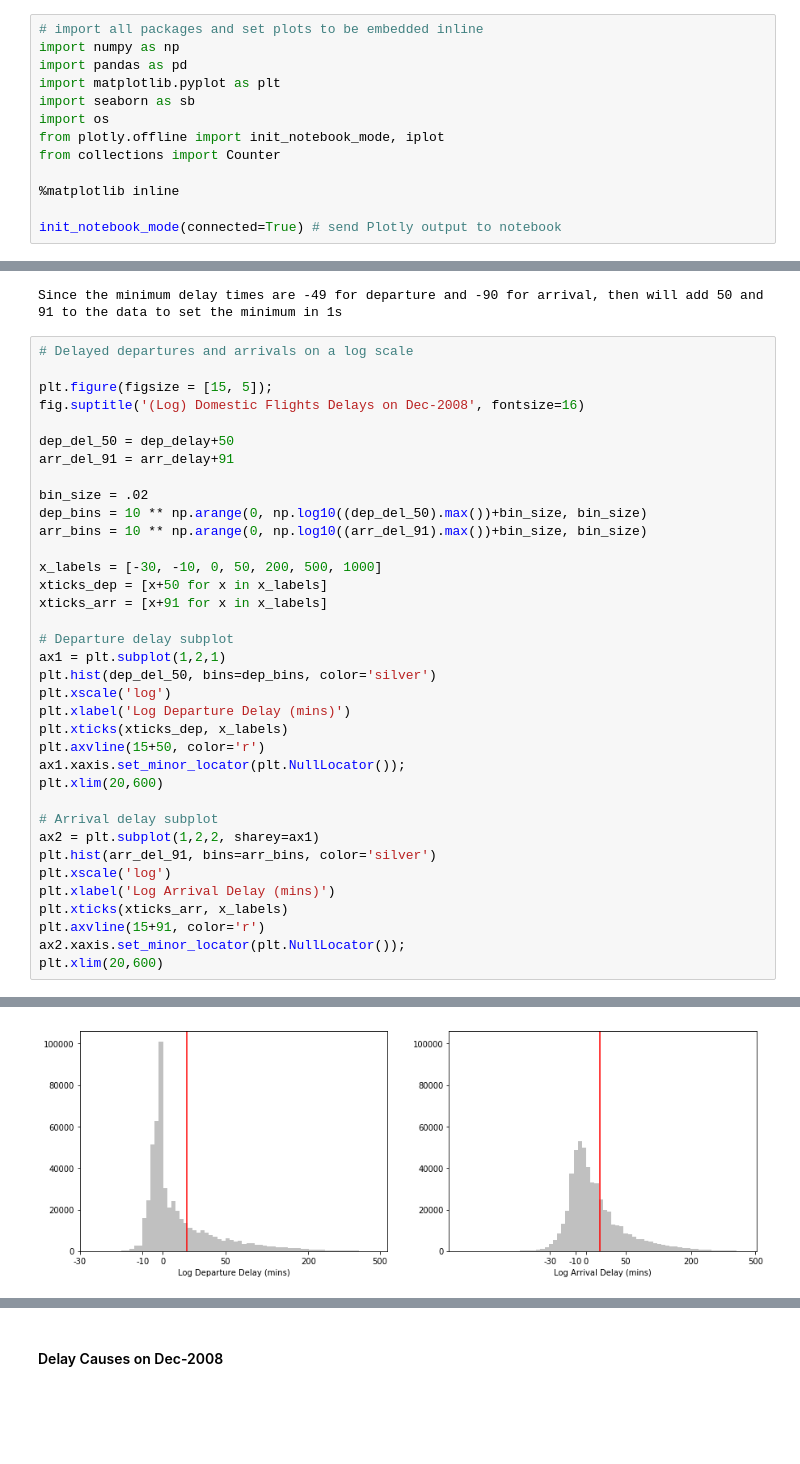
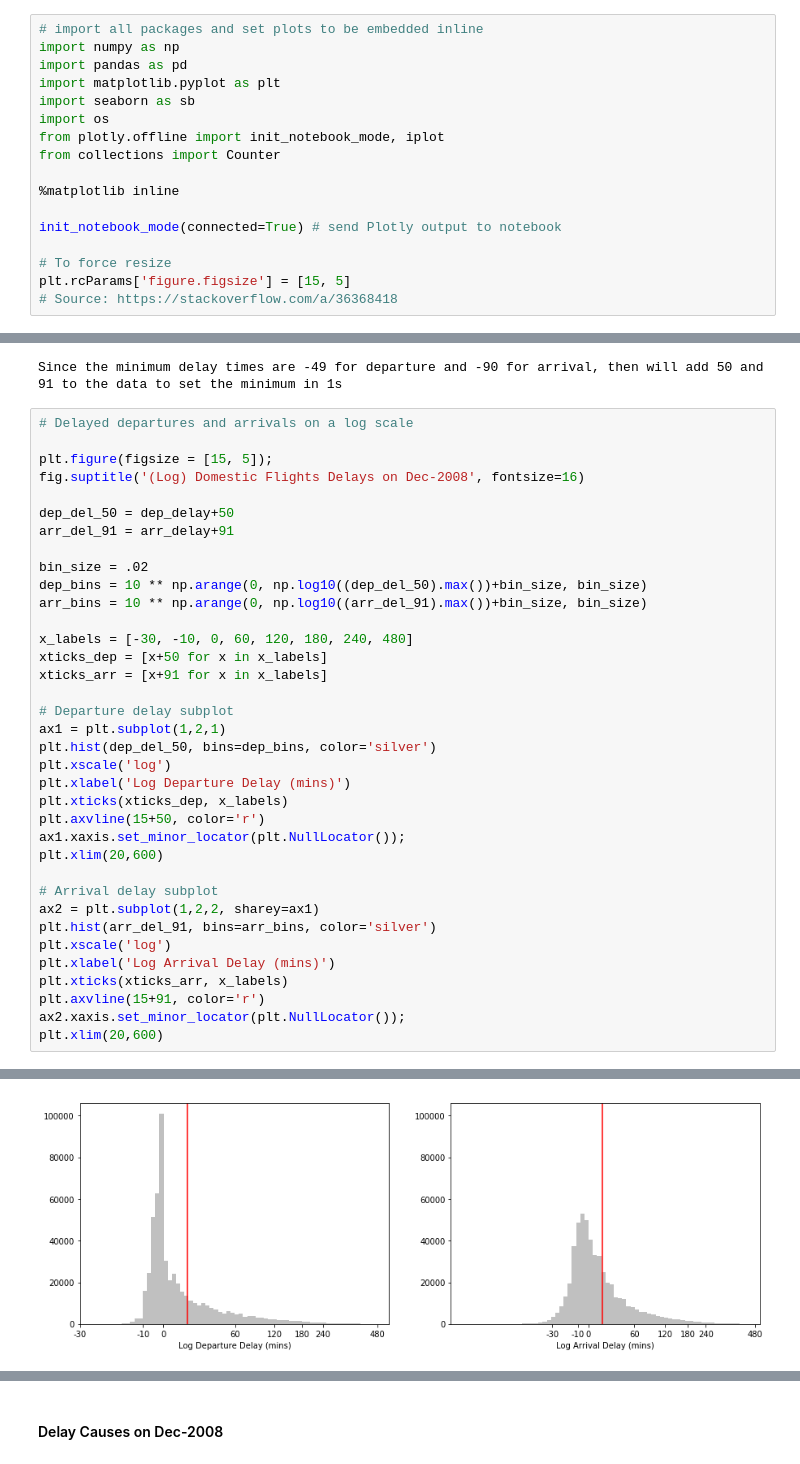
Before and after one commit to thaisruiz/udacity-communicating-data-findings, a Jupyter notebook: Flights_exploration_in_progress.ipynb, the cells around one changed output, grey strips where cells are left out. Drawn from its saved outputs; the diff is of its cells as text; blank space fills up the shorter version.

```diff
--- a/Flights_exploration_in_progress.ipynb
+++ b/Flights_exploration_in_progress.ipynb
@@ -18,6 +18,10 @@ from collections import Counter
 %matplotlib inline
 
 init_notebook_mode(connected=True) # send Plotly output to notebook
+
+# To force resize
+plt.rcParams['figure.figsize'] = [15, 5]
+# Source: https://stackoverflow.com/a/36368418
 # %%
 # load in the datasets into pandas dataframes
 file_dir = 'C:/Users/DuranRuiz/Desktop/NanoDegree Data Analyst/Communicate Data Findings Project/Datasource'
@@ -427,33 +431,33 @@ dep_del_50 = dep_delay+50
 arr_del_91 = arr_delay+91
 
 bin_size = .02
 dep_bins = 10 ** np.arange(0, np.log10((dep_del_50).max())+bin_size, bin_size)
 arr_bins = 10 ** np.arange(0, np.log10((arr_del_91).max())+bin_size, bin_size)
 
-x_labels = [-30, -10, 0, 50, 200, 500, 1000]
+x_labels = [-30, -10, 0, 60, 120, 180, 240, 480]
 xticks_dep = [x+50 for x in x_labels]
 xticks_arr = [x+91 for x in x_labels]
 
 # Departure delay subplot
 ax1 = plt.subplot(1,2,1)
 plt.hist(dep_del_50, bins=dep_bins, color='silver')
 plt.xscale('log')
 plt.xlabel('Log Departure Delay (mins)')
 plt.xticks(xticks_dep, x_labels)
 plt.axvline(15+50, color='r')
 ax1.xaxis.set_minor_locator(plt.NullLocator());
 plt.xlim(20,600)
 
 # Arrival delay subplot
 ax2 = plt.subplot(1,2,2, sharey=ax1)
 plt.hist(arr_del_91, bins=arr_bins, color='silver')
 plt.xscale('log')
 plt.xlabel('Log Arrival Delay (mins)')
 plt.xticks(xticks_arr, x_labels)
 plt.axvline(15+91, color='r')
 ax2.xaxis.set_minor_locator(plt.NullLocator());
 plt.xlim(20,600)
 # %% [output]
 (20, 600)
-[figure, old version]
+[figure, new version]
 # %% [markdown]
```
Also changed, not shown: parts of 63 cells of this notebook.
